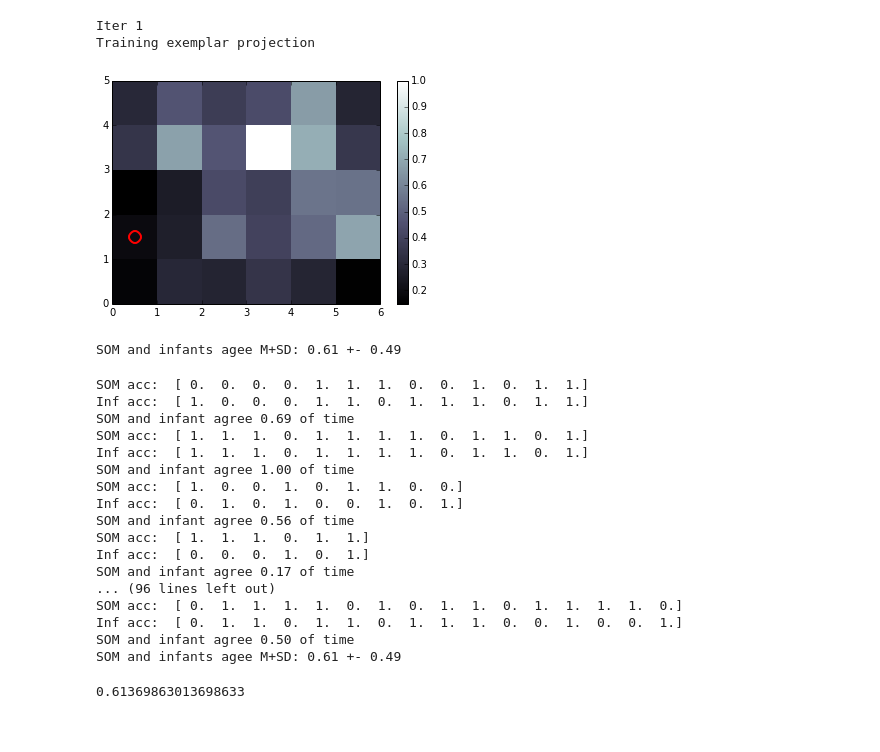
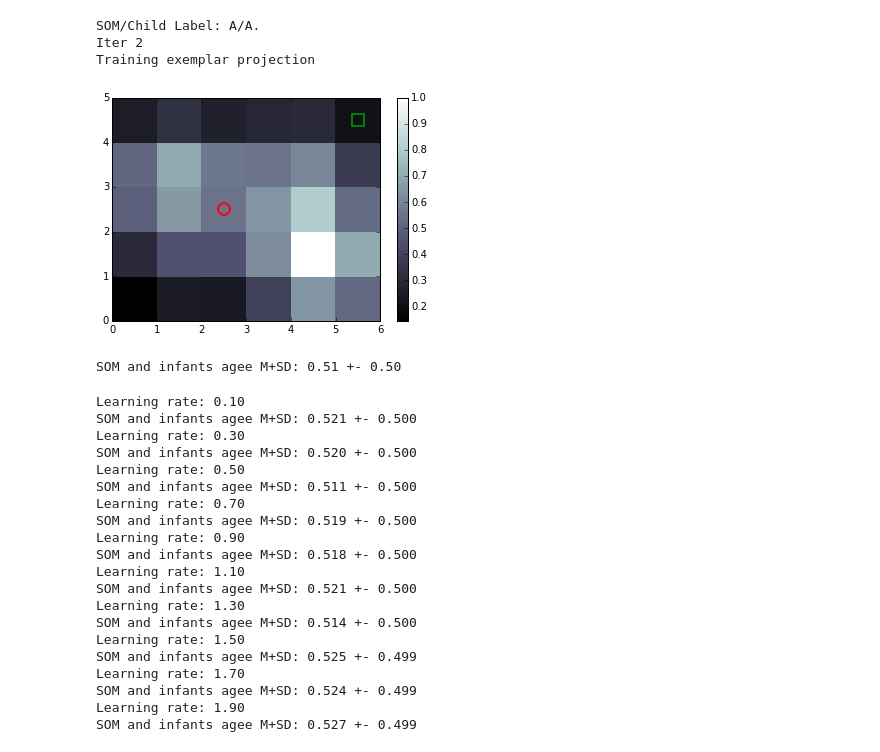
Before and after one commit to sriveravi/som, a Jupyter notebook: runSOM2.ipynb, the cells around one changed output. Drawn from its saved outputs; the diff is of its cells as text; code cells hidden in the pictures.

```diff
--- a/runSOM2.ipynb
+++ b/runSOM2.ipynb
@@ -243,18 +265,20 @@ Training exemplar projection
 # %%
 
 # train incrementally example
 
 
-somAcc, childAcc = mod.predOne()
+somLab, childLab = mod.predOne( verbose=True)
+
 
 mod.trainOne()  #  don't use mod.trainOneGliozzi()
 print( 'Iter %d'% mod.dataIdx )
 mod.show(mod.dataIdx)
 # mod.showIdeal()  # ideal exemplars on trained map
 # %% [output]
-Iter 1
+SOM/Child Label: A/A.
+Iter 2
 Training exemplar projection
-[figure, old version]
+[figure, new version]
 # %%
 # train incrementally and store predictions (just testing)
 
@@ -264,12 +288,12 @@ files = glob( fileDir + '*.csv') #fileDir+'4760.csv'
 agVec = np.array([])
 for idx,f in enumerate(files):
     mod = SOM( f, learning_rate=0.3 ) #'4750.csv'
-    agree =  mod.predAll( verbose=False)
+    agree =  mod.predAll( verbose=False, skip=4, reps=3)
     # compile how many times SOM and infant agree
     agVec = np.append( agVec, agree)
 print( 'SOM and infants agee M+SD: %.2f +- %.2f '% (nanmean( agVec), nanstd(agVec))  )
 # %% [output]
-SOM and infants agee M+SD: 0.61 +- 0.49
+SOM and infants agee M+SD: 0.51 +- 0.50
 # %%
 # Optimize learning rate to maximize SOM/infant prediction correlation
 
@@ -278,36 +302,41 @@ def allFilesPred( x0 ): # learning rate
     files = glob( fileDir + '*.csv') #fileDir+'4760.csv'
     agVec = np.array([])
     for idx,f in enumerate(files):
-        mod = SOM( f, learning_rate=x0, sigma=.1 ) # 0.3
-        agree =  mod.predAll( verbose=True)
+        mod = SOM( f, learning_rate=x0 ) # 0.3
+        agree =  mod.predAll( verbose=False, skip=4, reps=3)
         # compile how many times SOM and infant agree
         agVec = np.append( agVec, agree)
-    print( 'SOM and infants agee M+SD: %.2f +- %.2f '% (nanmean( agVec), nanstd(agVec))  )
-    return nanmean( agVec)
+
+    print( 'Learning rate: %.2f' % x0)
+    print( 'SOM and infants agee M+SD: %.3f +- %.3f '% (nanmean( agVec), nanstd(agVec))  )
+#     return nanmean( agVec)
 
 
-allFilesPred( 1.5)
+for lrnRt in np.arange(.1,2,.2):
+    allFilesPred( lrnRt)
 
 # x = fmin(
 # %% [output]
-SOM acc:  [ 0.  0.  0.  0.  1.  1.  1.  0.  0.  1.  0.  1.  1.]
-Inf acc:  [ 1.  0.  0.  0.  1.  1.  0.  1.  1.  1.  0.  1.  1.]
-SOM and infant agree 0.69 of time
-SOM acc:  [ 1.  1.  1.  0.  1.  1.  1.  1.  0.  1.  1.  0.  1.]
-Inf acc:  [ 1.  1.  1.  0.  1.  1.  1.  1.  0.  1.  1.  0.  1.]
-SOM and infant agree 1.00 of time
-SOM acc:  [ 1.  0.  0.  1.  0.  1.  1.  0.  0.]
-Inf acc:  [ 0.  1.  0.  1.  0.  0.  1.  0.  1.]
-SOM and infant agree 0.56 of time
-SOM acc:  [ 1.  1.  1.  0.  1.  1.]
-Inf acc:  [ 0.  0.  0.  1.  0.  1.]
-SOM and infant agree 0.17 of time
-... (96 lines left out)
-SOM acc:  [ 0.  1.  1.  1.  1.  0.  1.  0.  1.  1.  0.  1.  1.  1.  1.  0.]
-Inf acc:  [ 0.  1.  1.  0.  1.  1.  0.  1.  1.  1.  0.  0.  1.  0.  0.  1.]
-SOM and infant agree 0.50 of time
-SOM and infants agee M+SD: 0.61 +- 0.49
+Learning rate: 0.10
+SOM and infants agee M+SD: 0.521 +- 0.500
+Learning rate: 0.30
+SOM and infants agee M+SD: 0.520 +- 0.500
+Learning rate: 0.50
+SOM and infants agee M+SD: 0.511 +- 0.500
+Learning rate: 0.70
+SOM and infants agee M+SD: 0.519 +- 0.500
+Learning rate: 0.90
+SOM and infants agee M+SD: 0.518 +- 0.500
+Learning rate: 1.10
+SOM and infants agee M+SD: 0.521 +- 0.500
+Learning rate: 1.30
+SOM and infants agee M+SD: 0.514 +- 0.500
+Learning rate: 1.50
+SOM and infants agee M+SD: 0.525 +- 0.499
+Learning rate: 1.70
+SOM and infants agee M+SD: 0.524 +- 0.499
+Learning rate: 1.90
+SOM and infants agee M+SD: 0.527 +- 0.499
-0.61369863013698633
 # %%
 f = '4750.csv'
 # mod = SOM( f, learning_rate=.3 )
```
Also changed, not shown: parts of 7 cells of this notebook.
